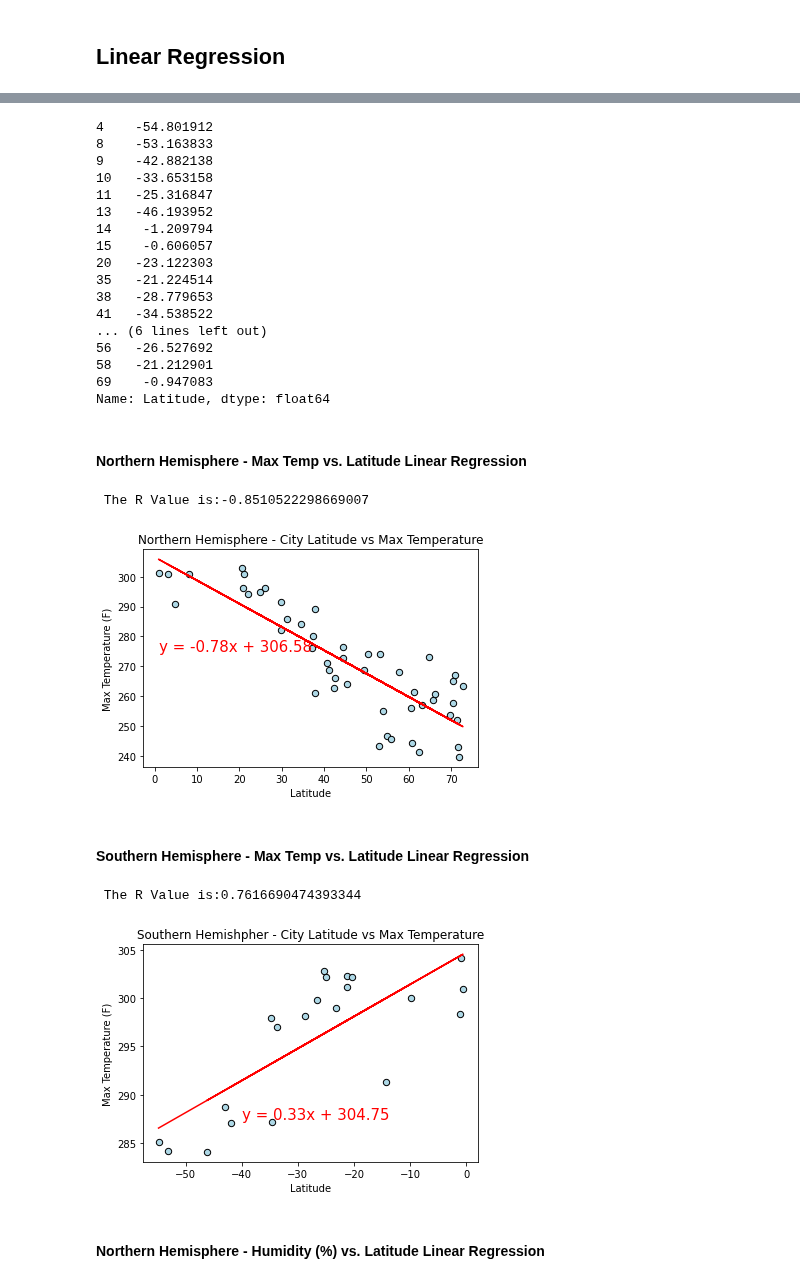
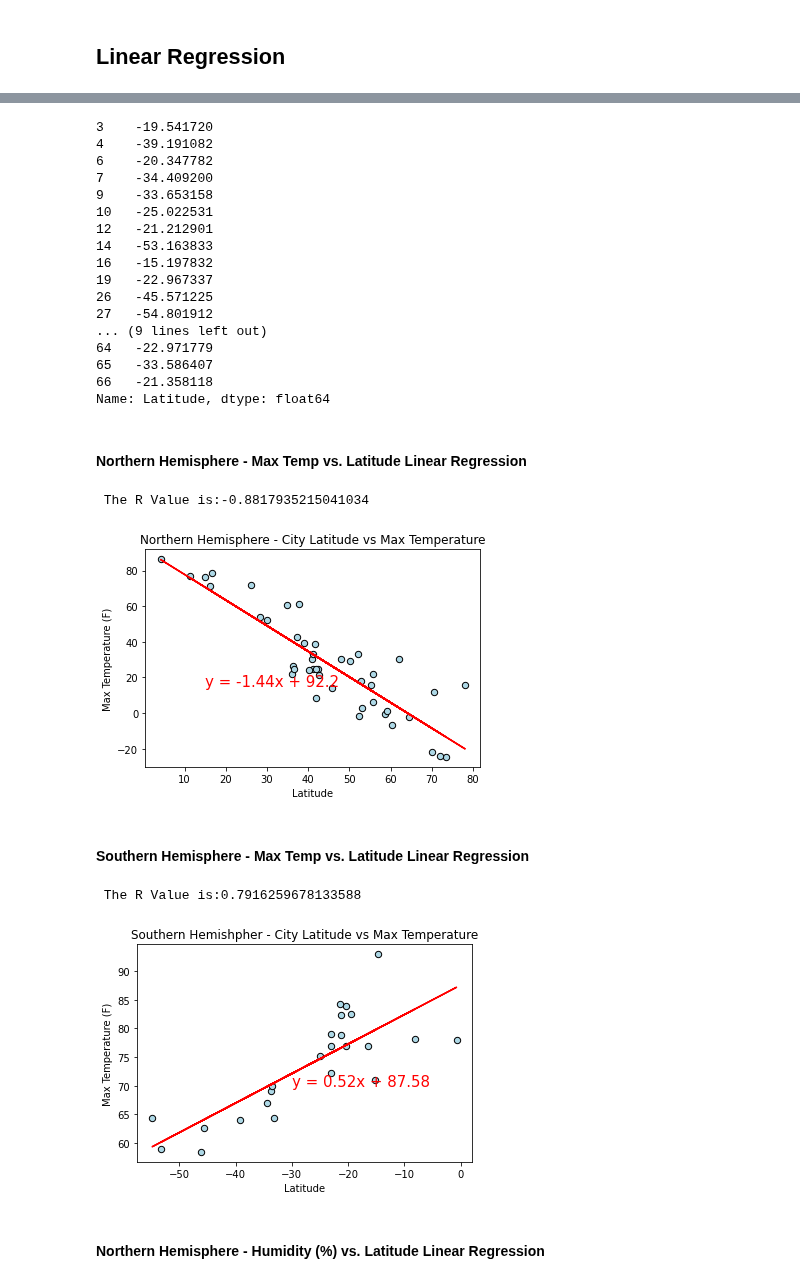
Before and after one commit to chrispope12391/Python-API-Challenge, a Jupyter notebook: WeatherPy/WeatherPy.ipynb, the cells around one changed output, grey strips where cells are left out. Saved outputs shown, nothing was run; the diff lists cells and outputs as text; code cells hidden in the pictures.

```diff
--- a/WeatherPy/WeatherPy.ipynb
+++ b/WeatherPy/WeatherPy.ipynb
@@ -161,11 +179,12 @@ See the caveats in the documentation: https://pandas.pydata.org/pandas-docs/stab
 * Include a print log of each city as it'sbeing processed (with the city number and city name).
 # %%
 url = "http://api.openweathermap.org/data/2.5/weather?"
+units = "imperial"
 lat = '33.7455'
 lon = '-117.868'
 
 # Build query URL
-query_url = url + "appid=" + weather_api_key + "&lat=" + lat + "&lon=" + lon
+query_url = url + "appid=" + weather_api_key + "&units=" + units + "&lat=" + lat + "&lon=" + lon
 weather_json = requests.get(query_url).json()
-weather_json['sys']['country']
+weather_json
 # %% [output]
@@ -181,8 +216,9 @@ for index, row in small_list.iterrows():
 
     lat = f"{row['Latitude']}"
     lon = f"{row['Longitude']}"
+    units = "imperial"
 
-    query_url = url + "appid=" + weather_api_key + "&lat=" + lat + "&lon=" + lon
+    query_url = url + "appid=" + weather_api_key + "&units=" + units + "&lat=" + lat + "&lon=" + lon
 
     # make request
     weather_data = requests.get(query_url)
@@ -204,12 +240,12 @@ for index, row in small_list.iterrows():
 
     except (KeyError, IndexError):
         print("City not found. Skipping...")
-        small_list.loc[index, "Max Temp"] = "NaN"
-        small_list.loc[index, "Humidity"] = "NaN"
-        small_list.loc[index, "Cloudiness"] = "NaN"
-        small_list.loc[index, "Country"] = "NaN"
-        small_list.loc[index, "Wind Speed"] = "NaN"
-        small_list.loc[index, "Date"] ="NaN"
+        small_list.loc[index, "Max Temp"] = np.nan
+        small_list.loc[index, "Humidity"] = np.nan
+        small_list.loc[index, "Cloudiness"] = np.nan
+        small_list.loc[index, "Country"] = np.nan
+        small_list.loc[index, "Wind Speed"] = np.nan
+        small_list.loc[index, "Date"] = np.nan
 
 
 
@@ -278,0 +311,3 @@ Data Retrival Complete
+# %%
+small_list = small_list.dropna()
+small_list.head(50)
@@ -463,40 +520,40 @@ so_clo = south_hem['Cloudiness'].astype('float64')
 so_wds = south_hem['Wind Speed'].astype('float64')
 so_lat
 # %% [output]
-4    -54.801912
-8    -53.163833
-9    -42.882138
-10   -33.653158
-11   -25.316847
-13   -46.193952
-14    -1.209794
-15    -0.606057
-20   -23.122303
-35   -21.224514
-38   -28.779653
-41   -34.538522
-... (6 lines left out)
-56   -26.527692
-58   -21.212901
-69    -0.947083
+3    -19.541720
+4    -39.191082
+6    -20.347782
+7    -34.409200
+9    -33.653158
+10   -25.022531
+12   -21.212901
+14   -53.163833
+16   -15.197832
+19   -22.967337
+26   -45.571225
+27   -54.801912
+... (9 lines left out)
+64   -22.971779
+65   -33.586407
+66   -21.358118
 Name: Latitude, dtype: float64
 # %% [markdown]
 ####  Northern Hemisphere - Max Temp vs. Latitude Linear Regression
 # %%
 slope, intercept, rvalue, pvalue, stderr = linregress(nor_lat, nor_temp)
 regress_values = nor_lat * slope + intercept
 line_eq = "y = " + str(round(slope,2)) + "x + " + str(round(intercept,2))
 plt.scatter(nor_lat, nor_temp, facecolors = 'lightblue', edgecolors = 'black', s = 40)
 plt.xlabel('Latitude')
 plt.ylabel('Max Temperature (F)')
 plt.title ('Northern Hemisphere - City Latitude vs Max Temperature')
 plt.plot(nor_lat,regress_values,"r-")
-plt.annotate(line_eq,(1,275),fontsize=15,color="red")
+plt.annotate(line_eq,(15,15),fontsize=15,color="red")
 print(f" The R Value is:{rvalue}")
 plt.show()
 # %% [output]
- The R Value is:-0.8510522298669007
+ The R Value is:-0.8817935215041034
-[figure, old version]
+[figure, new version]
 # %% [markdown]
 ####  Southern Hemisphere - Max Temp vs. Latitude Linear Regression
 # %%
@@ -508,12 +565,12 @@ plt.xlabel('Latitude')
 plt.ylabel('Max Temperature (F)')
 plt.title ('Southern Hemishpher - City Latitude vs Max Temperature')
 plt.plot(so_lat,regress_values,"r-")
-plt.annotate(line_eq,(-40,287.5),fontsize=15,color="red")
+plt.annotate(line_eq,(-30,70),fontsize=15,color="red")
 print(f" The R Value is:{rvalue}")
 plt.show()
 # %% [output]
- The R Value is:0.7616690474393344
+ The R Value is:0.7916259678133588
-[figure, old version]
+[figure, new version]
 # %% [markdown]
 ####  Northern Hemisphere - Humidity (%) vs. Latitude Linear Regression
 # %%
```
Also changed, not shown: parts of 26 cells of this notebook, 3 other files.
